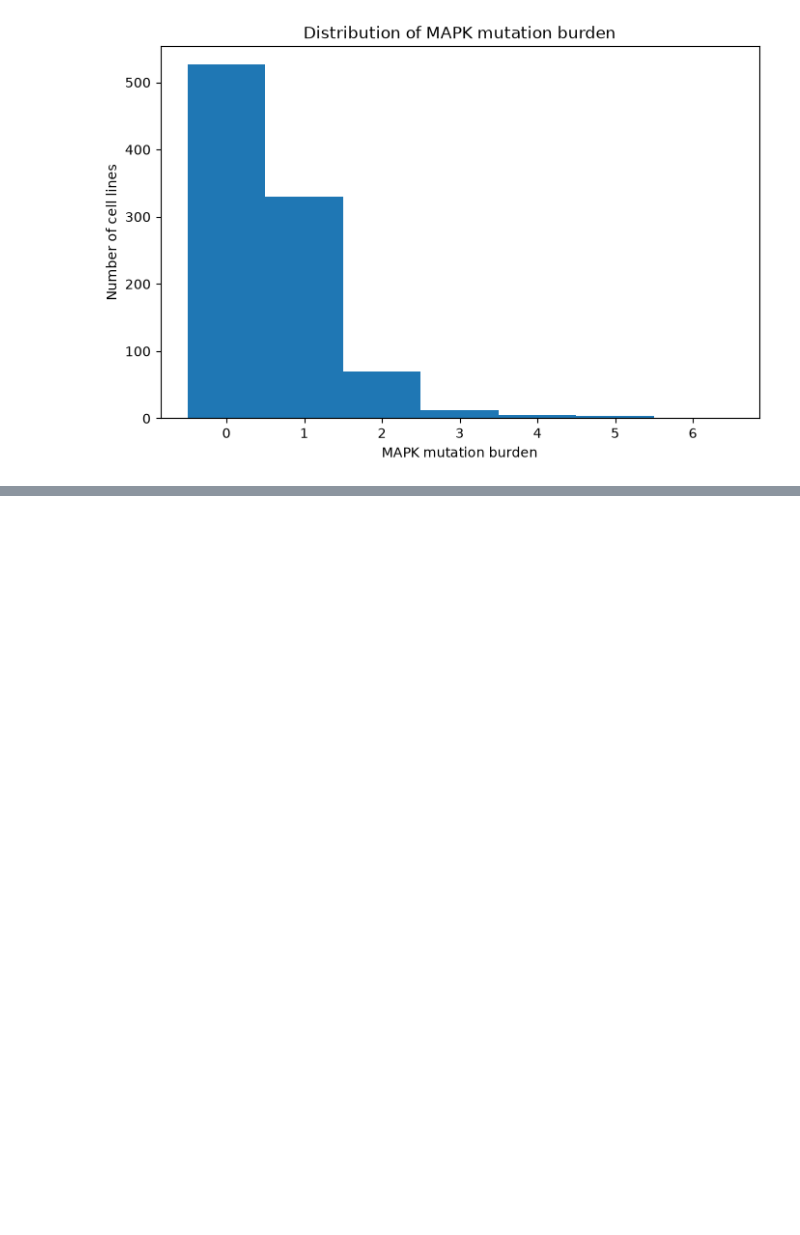
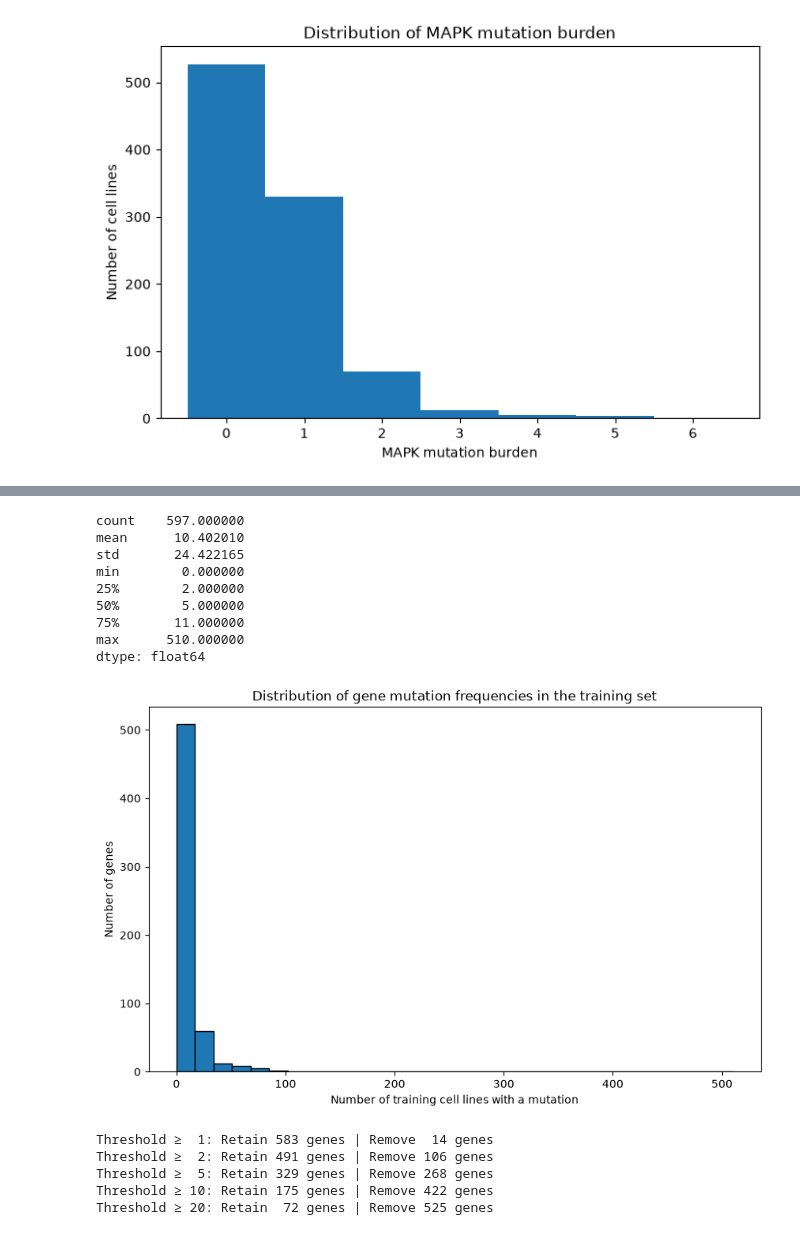
Before and after one commit to carolinemalaihull/trametinib-drug-response-ml, a Jupyter notebook: notebooks/02_feature_engineering.ipynb, the cells around one changed output, grey strips where cells are left out. Cells and saved outputs as stored; diff of their text form; code cells hidden in the pictures; blank space fills up the shorter version.

```diff
--- a/notebooks/02_feature_engineering.ipynb
+++ b/notebooks/02_feature_engineering.ipynb
@@ -263,0 +310,6 @@ plt.show()
+# %%
+cancer_type = (
+    merged_gene_level
+    .drop_duplicates(subset="SANGER_MODEL_ID")
+    .set_index("SANGER_MODEL_ID")["CANCER_TYPE"]
+)
@@ -263,0 +332,2 @@ plt.show()
+# %%
+X_features["CANCER_TYPE"] = cancer_type
@@ -263,0 +414,3 @@ plt.show()
+# %%
+# Reorder the target so that each LN_IC50 value aligns with the corresponding row in X
+y = y.reindex(X.index)
@@ -263,0 +437,9 @@ plt.show()
+# %%
+from sklearn.model_selection import train_test_split
+
+X_train, X_test, y_train, y_test = train_test_split(
+    X,
+    y,
+    test_size=0.20,
+    random_state=42
+)
@@ -263,0 +476,53 @@ plt.show()
+# %%
+# Select only the binary gene mutation columns
+gene_columns = X_train.columns[:597]
+
+# Count the number of mutated cell lines for each gene
+gene_counts = X_train[gene_columns].sum()
+
+# Summary statistics
+display(gene_counts.describe())
+
+# Histogram
+plt.figure(figsize=(10, 6))
+
+plt.hist(
+    gene_counts,
+    bins=30,
+    edgecolor="black"
+)
+
+plt.xlabel("Number of training cell lines with a mutation")
+plt.ylabel("Number of genes")
+plt.title("Distribution of gene mutation frequencies in the training set")
+
+plt.show()
+# %% [output]
+count    597.000000
+mean      10.402010
+std       24.422165
+min        0.000000
+25%        2.000000
+50%        5.000000
+75%       11.000000
+max      510.000000
+dtype: float64
+[figure, added]
+# %%
+thresholds = [1, 2, 5, 10, 20]
+
+for t in thresholds:
+    retained = (gene_counts >= t).sum()
+    removed = (gene_counts < t).sum()
+
+    print(
+        f"Threshold ≥ {t:2}: "
+        f"Retain {retained:3} genes | "
+        f"Remove {removed:3} genes"
+    )
+# %% [output]
+Threshold ≥  1: Retain 583 genes | Remove  14 genes
+Threshold ≥  2: Retain 491 genes | Remove 106 genes
+Threshold ≥  5: Retain 329 genes | Remove 268 genes
+Threshold ≥ 10: Retain 175 genes | Remove 422 genes
+Threshold ≥ 20: Retain  72 genes | Remove 525 genes
```
Also changed, not shown: parts of 97 cells of this notebook.
